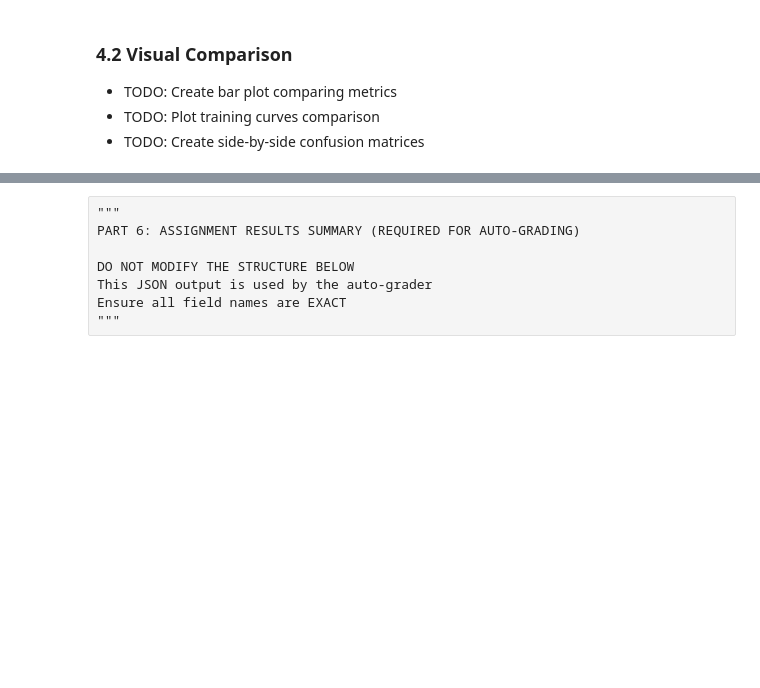
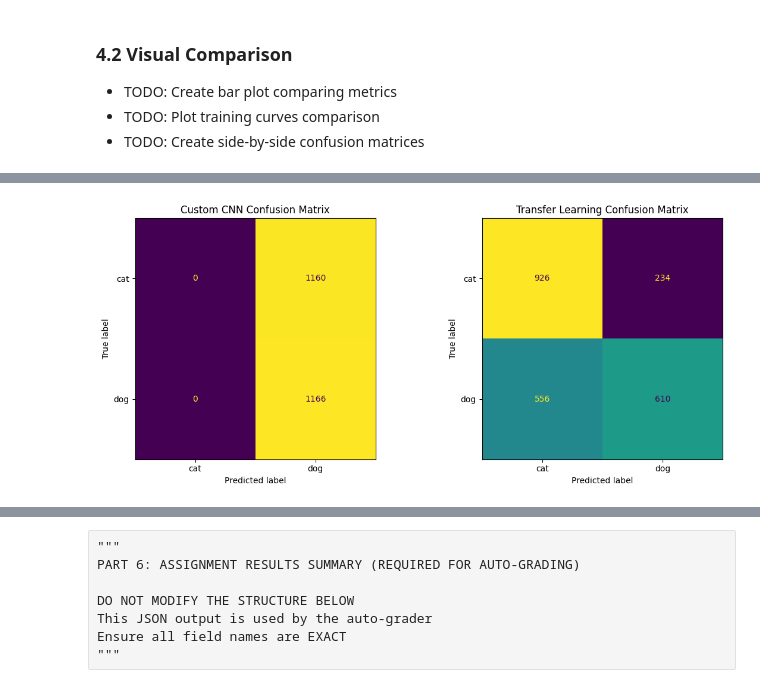
Before and after one commit to azhar258/BITS.Mtech, a Jupyter notebook: SEM-1/Assignment-DL/Assignment 2/2025AB05055_cnn_assignment.ipynb, the cells around one changed output, grey strips where cells are left out. Cells and saved outputs as stored; diff of their text form; code cells hidden in the pictures; blank space fills up the shorter version.

```diff
--- a/SEM-1/Assignment-DL/Assignment 2/2025AB05055_cnn_assignment.ipynb
+++ b/SEM-1/Assignment-DL/Assignment 2/2025AB05055_cnn_assignment.ipynb
@@ -860,2 +961,23 @@ Key Topics:
+# %%
+# Side-by-Side Confusion Matrices
+from sklearn.metrics import confusion_matrix, ConfusionMatrixDisplay
+
+cm_cnn = confusion_matrix(y_true, y_pred)
+cm_tl = confusion_matrix(y_true_tl, y_pred_tl)
+
+fig, axes = plt.subplots(1, 2, figsize=(12, 5))
+
+disp1 = ConfusionMatrixDisplay(cm_cnn, display_labels=class_names)
+disp1.plot(ax=axes[0], colorbar=False)
+axes[0].set_title("Custom CNN Confusion Matrix")
+
+disp2 = ConfusionMatrixDisplay(cm_tl, display_labels=class_names)
+disp2.plot(ax=axes[1], colorbar=False)
+axes[1].set_title("Transfer Learning Confusion Matrix")
+
+plt.tight_layout()
+plt.show()
+# %% [output]
+[figure, added]
 # %%
 analysis_text = """
```
Also changed, not shown: parts of 25 cells of this notebook.
